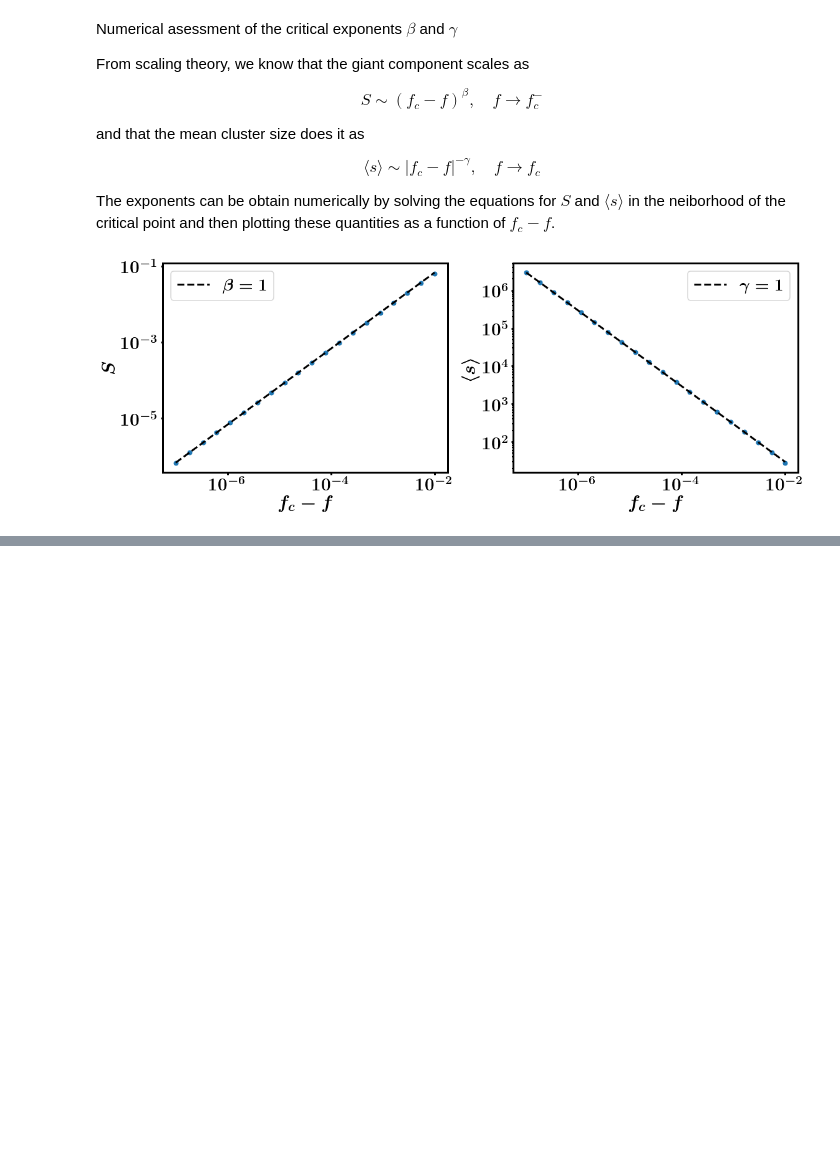
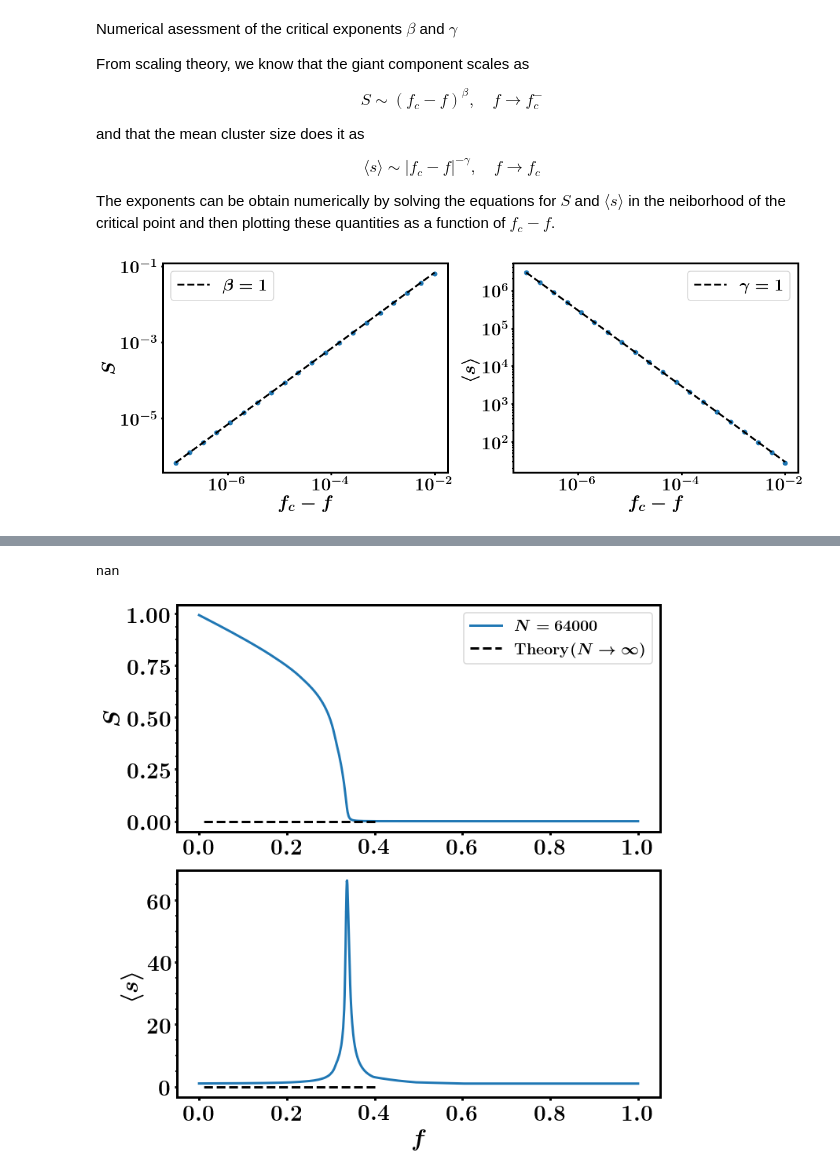
Before and after one commit to nahuelalmeira/dismantlingScaling, a Jupyter notebook: python/generatingFunction.ipynb, the cells around one changed output, grey strips where cells are left out. Drawn from its saved outputs; the diff is of its cells as text; code cells hidden in the pictures; blank space fills up the shorter version.

Commit message:
Add notebook with theory

```diff
--- a/python/generatingFunction.ipynb
+++ b/python/generatingFunction.ipynb
@@ -1038,0 +1087,17 @@ plt.show()
+# %%
+pk_arr_f = {}
+def pk_goh(pk_arr, f0, df=0.000001):
+
+    if f0 in pk_arr_f:
+        return pk_arr_f[f0]
+
+    f = 0
+    while f < f0:
+        if f in pk_arr_f:
+            pk_arr = pk_arr_f[f]
+        else:
+            pk_arr = update_pk(pk_arr, df)
+            pk_arr_f[f] = pk_arr
+        f += df
+
+    return pk_arr
@@ -1038,0 +1263,35 @@ plt.show()
+# %%
+## Critical point
+
+def func_fc(x, c):
+    return F1_prime(1, c, x) - 1
+
+sol = root_scalar(func_fc, args=(c), fprime=func_prime, x0=0.5, x1=0.2, method='secant')
+fc = sol.root
+print(fc)
+# %% [output]
+nan
+# %%
+attack = 'DegU'
+df = load_dataframe(attack, N, meank, fast=True, n_seeds=n_seeds)
+
+fig, axes = plt.subplots(figsize=(10,10), nrows=2)
+
+ax = axes[0]
+ax.set_ylabel(r'$S$')
+ax.plot(df.f, df.Sgcc, label=r'$N = {{{}}}$'.format(N))
+ax.plot(f_values, S_values, '--', color='k', label=r'$\mathrm{Theory }(N\rightarrow \infty)$')
+#ax.axvline(fc, linestyle='-.', color='grey', label=r'$f_c = {{{:.6f}}}$'.format(fc))
+ax.legend(loc='best', fontsize=20)
+
+ax = axes[1]
+ax.set_xlabel(r'$f$')
+ax.set_ylabel(r'$\langle s \rangle$')
+ax.plot(df.f, df.meanS)
+ax.plot(f_values, meanS_values, '--', color='k')
+#ax.axvline(fc, linestyle='-.', color='grey')
+
+plt.tight_layout()
+plt.show()
+# %% [output]
+[figure, added]
```
Also changed, not shown: parts of 9 cells of this notebook.
